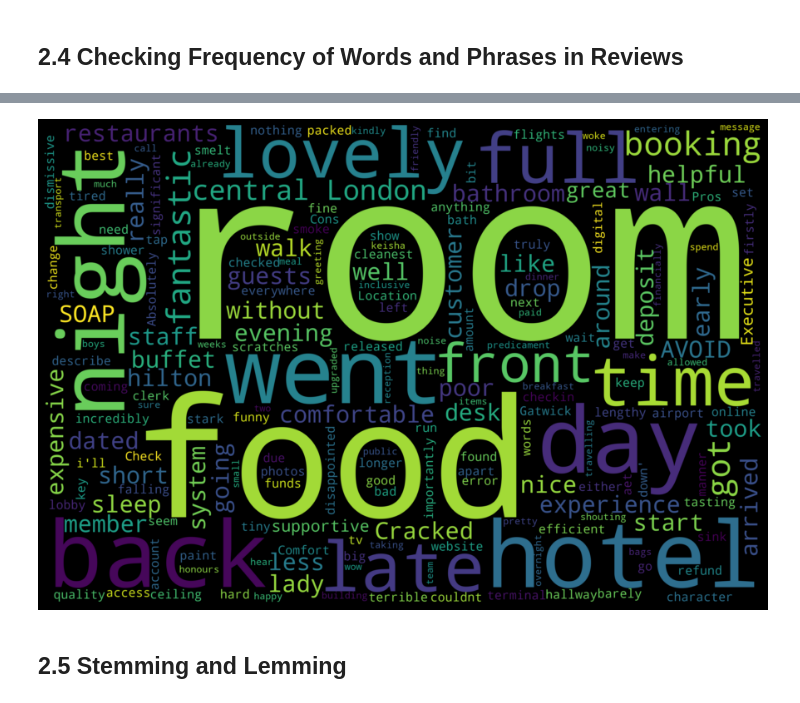
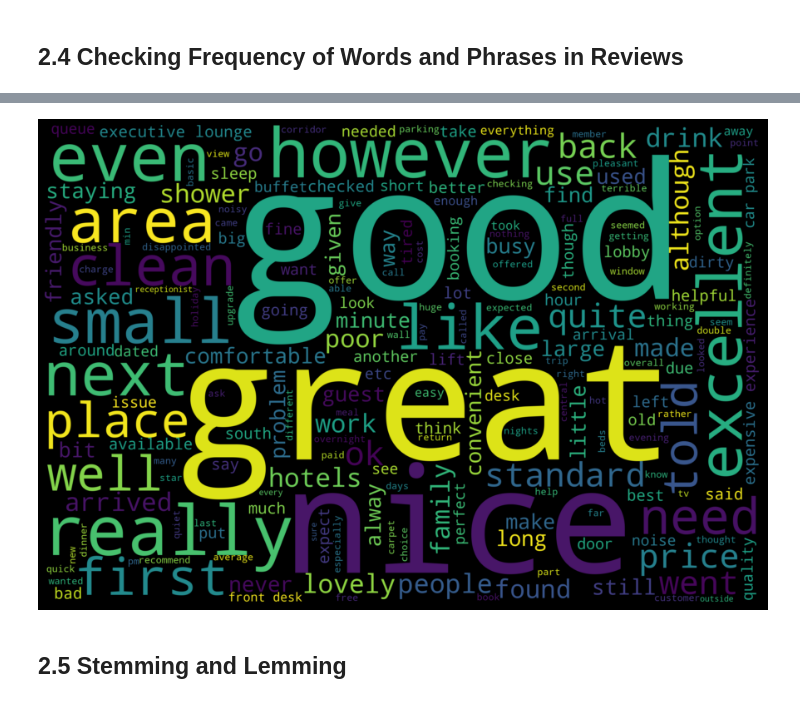
Before and after one commit to awesomeahi95/Hotel_Review_NLP, a Jupyter notebook: 2.Further_EDA_and_Preprocessing.ipynb, the cells around one changed output, grey strips where cells are left out. Cells and saved outputs as stored; diff of their text form; code cells hidden in the pictures.

```diff
--- a/2.Further_EDA_and_Preprocessing.ipynb
+++ b/2.Further_EDA_and_Preprocessing.ipynb
@@ -89,0 +117,2 @@ plt.show()
+# %%
+less_stop_words_4 = [word for word in less_stop_words_3 if word not in stop_words]
@@ -89,0 +125,5 @@ plt.show()
+# %%
+for word in ['two','got']:
+    stop_words.append(word)
+# %%
+less_stop_words_5 = [word for word in less_stop_words_4 if word not in stop_words]
@@ -90,22 +136,23 @@ plt.show()
+# %%
+flat_clean_str = " ".join(less_stop_words_5)
 # %%
-stop_words = stopwords.words("english")
 wordcloud = WordCloud(width = 3000,
                       height = 2000,
                       background_color = 'black',
                       stopwords = stop_words)
 
-wordcloud.generate(str(df['review'].values))
+wordcloud.generate(flat_clean_str)
 
 plt.figure(figsize = (12,12),
            facecolor = 'k',
            edgecolor = 'k')
 
 plt.imshow(wordcloud, interpolation = 'bilinear')
 plt.axis('off')
 plt.tight_layout(pad=0)
 plt.show()
 # %% [output]
-[figure, old version]
+[figure, new version]
 # %% [markdown]
 ## 2.5 Stemming and Lemming
 # %%
```
Also changed, not shown: parts of 21 cells of this notebook, 3 other files.
